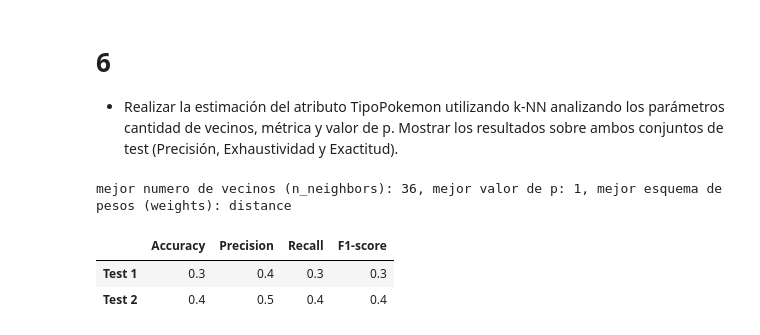
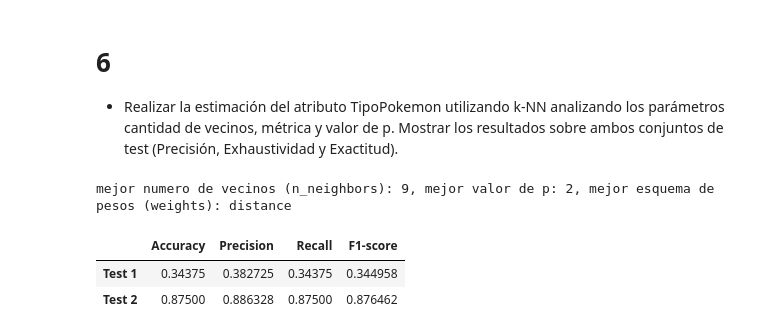
Before and after one commit to nacho-gonz/MdD-TUIA-2024, a Jupyter notebook: TP2/TP_Mineria_de_datos.ipynb, the cells around one changed output. Cells and saved outputs as stored; diff of their text form; code cells hidden in the pictures.

```diff
--- a/TP2/TP_Mineria_de_datos.ipynb
+++ b/TP2/TP_Mineria_de_datos.ipynb
@@ -265,0 +278,9 @@ x_train_pokemon.shape, x_test_pokemon1.shape, x_test_pokemon2.shape, y_train_pok
+# %%
+df_pokemon_sin_nombre = df_pokemon.drop(['Nombre'], axis=1)
+
+df_pokemon_x = df_pokemon_sin_nombre.drop(['TipoPokemon'],axis=1)
+df_pokemon_y = df_pokemon_sin_nombre['TipoPokemon']
+
+x_train_pokemon, x_test_pokemon, y_train_pokemon, y_test_pokemon = train_test_split(df_pokemon_x,df_pokemon_y, test_size=0.2, random_state=3425)
+x_train_pokemon2, x_test_pokemon2, y_train_pokemon2, y_test_pokemon2 = train_test_split(df_pokemon_x, df_pokemon_y, test_size=0.3, random_state=9678)
+x_train_pokemon.shape, y_train_pokemon.shape, x_test_pokemon.shape, y_test_pokemon.shape, x_train_pokemon2.shape, y_train_pokemon2.shape, x_test_pokemon2.shape, y_test_pokemon2.shape
@@ -319,9 +360,9 @@ plt.show()
 # %%
 decision_tree_pokemon_clas = DecisionTreeClassifier(random_state=5232)
 
-param_grid = {'max_depth': [1,2,3,4,5,6,7,8], 'min_samples_leaf': [1,2,3,4,5], 'min_samples_split': [1,2,3,4], 'min_weight_fraction_leaf': [0.1, 0.2, 0.3], 'criterion': ['gini', 'entropy'] }
+param_grid = {'max_depth': [4,5,6,7,8,9,10,11,12,13,14,15], 'min_samples_leaf': [1,2,3,4,5,6,7], 'min_samples_split': [2,3,4,5,6,7], 'min_weight_fraction_leaf': [0.0,0.1, 0.2], 'criterion': ['gini', 'entropy'] }
 
-grid_search = GridSearchCV(estimator=decision_tree_pokemon_clas, param_grid=param_grid, scoring='accuracy', cv=4, n_jobs=-1)
+grid_search = GridSearchCV(estimator=decision_tree_pokemon_clas, param_grid=param_grid, scoring=['accuracy','precision','recall'], n_jobs=-1,refit='recall')
 
 grid_search.fit(x_train_pokemon, y_train_pokemon)
 
@@ -333,5 +374,5 @@ Mejores hiperparámetros encontrados:
 # %%
-decision_tree_pokemon_clas = tree.DecisionTreeClassifier(max_depth=4, min_samples_leaf=1,min_samples_split=2, min_weight_fraction_leaf=0.1 ,criterion='gini', random_state=5232)
+decision_tree_pokemon_clas = tree.DecisionTreeClassifier(max_depth=4, min_samples_leaf=1,min_samples_split=2, min_weight_fraction_leaf=0.0 ,criterion='gini', random_state=5232)
 
 decision_tree_pokemon_clas.fit(x_train_pokemon, y_train_pokemon)
 # %% [output]
@@ -527,17 +606,17 @@ weights_values = ['uniform', 'distance']
 
 for p in p_values:
     for weight in weights_values:
-        for cantidad in range(25, 100, 1):
+        for cantidad in range(2, 70, 1):
             knn_model = KNeighborsClassifier(n_neighbors=cantidad, p=p, weights=weight)
             knn_model.fit(x_train_pokemon, y_train_pokemon)
 
-            knn_prediccion_test1 = knn_model.predict(x_test_pokemon1)
+            knn_prediccion_test1 = knn_model.predict(x_test_pokemon)
             knn_prediccion_test2 = knn_model.predict(x_test_pokemon2)
 
-            f1_knn_test1 = f1_score(y_test_pokemon1, knn_prediccion_test1, average='weighted')
+            f1_knn_test1 = f1_score(y_test_pokemon, knn_prediccion_test1, average='weighted')
             f1_knn_test2 = f1_score(y_test_pokemon2, knn_prediccion_test2, average='weighted')
 
-            recall_knn_test1 = recall_score(y_test_pokemon1, knn_prediccion_test1, average='weighted')
+            recall_knn_test1 = recall_score(y_test_pokemon, knn_prediccion_test1, average='weighted')
             recall_knn_test2 = recall_score(y_test_pokemon2, knn_prediccion_test2, average='weighted')
 
             avg_f1 = (f1_knn_test1 + f1_knn_test2) / 2
@@ -551,8 +630,8 @@ for p in p_values:
                 best_weights = weight
 
                 valores_resultados_pokemon_knn = {
-                    'Accuracy': [accuracy_score(y_test_pokemon1, knn_prediccion_test1), accuracy_score(y_test_pokemon2, knn_prediccion_test2)],
-                    'Precision': [precision_score(y_test_pokemon1, knn_prediccion_test1, average='weighted', zero_division=1),
+                    'Accuracy': [accuracy_score(y_test_pokemon, knn_prediccion_test1), accuracy_score(y_test_pokemon2, knn_prediccion_test2)],
+                    'Precision': [precision_score(y_test_pokemon, knn_prediccion_test1, average='weighted', zero_division=1),
                                   precision_score(y_test_pokemon2, knn_prediccion_test2, average='weighted', zero_division=1)],
                     'Recall': [recall_knn_test1, recall_knn_test2],
                     'F1-score': [f1_knn_test1, f1_knn_test2]}
@@ -561,31 +640,31 @@ for p in p_values:
 
 print(f"mejor numero de vecinos (n_neighbors): {best_n_neighbors}, mejor valor de p: {best_p}, mejor esquema de pesos (weights): {best_weights}")
 # %% [output]
-mejor numero de vecinos (n_neighbors): 36, mejor valor de p: 1, mejor esquema de pesos (weights): distance
+mejor numero de vecinos (n_neighbors): 9, mejor valor de p: 2, mejor esquema de pesos (weights): distance
 # %%
-knn_model = KNeighborsClassifier(n_neighbors=36,p=1,weights='distance')
+knn_model = KNeighborsClassifier(n_neighbors=9,p=2,weights='distance')
 
 knn_model.fit(x_train_pokemon, y_train_pokemon)
 
-knn_prediccion_test1 = knn_model.predict(x_test_pokemon1)
+knn_prediccion_test1 = knn_model.predict(x_test_pokemon)
 knn_prediccion_test2 = knn_model.predict(x_test_pokemon2)
 
-accuracy_knn_test1 = accuracy_score(y_test_pokemon1, knn_prediccion_test1)
+accuracy_knn_test1 = accuracy_score(y_test_pokemon, knn_prediccion_test1)
 accuracy_knn_test2 = accuracy_score(y_test_pokemon2, knn_prediccion_test2)
 
-precision_knn_test1 = precision_score(y_test_pokemon1, knn_prediccion_test1, average='weighted', zero_division=1)
+precision_knn_test1 = precision_score(y_test_pokemon, knn_prediccion_test1, average='weighted', zero_division=1)
 precision_knn_test2 = precision_score(y_test_pokemon2, knn_prediccion_test2, average='weighted', zero_division=1)
 
-recall_knn_test1 = recall_score(y_test_pokemon1, knn_prediccion_test1, average='weighted')
+recall_knn_test1 = recall_score(y_test_pokemon, knn_prediccion_test1, average='weighted')
 recall_knn_test2 = recall_score(y_test_pokemon2, knn_prediccion_test2, average='weighted')
 
-f1_knn_test1 = f1_score(y_test_pokemon1, knn_prediccion_test1, average='weighted')
+f1_knn_test1 = f1_score(y_test_pokemon, knn_prediccion_test1, average='weighted')
 f1_knn_test2 = f1_score(y_test_pokemon2, knn_prediccion_test2, average='weighted')
 
 valores_resultados_pokemon_knn = {'Accuracy': [accuracy_knn_test1,accuracy_knn_test2], 'Precision': [precision_knn_test1,precision_knn_test2], 'Recall': [recall_knn_test1,recall_knn_test2], 'F1-score': [f1_knn_test1,f1_knn_test2]}
 df_resultados_knn = pd.DataFrame(valores_resultados_pokemon_knn, index=['Test 1', 'Test 2'])
 df_resultados_knn
 # %% [output]
 |  | Accuracy | Precision | Recall | F1-score |
-| Test 1 | 0.3 | 0.4 | 0.3 | 0.3 |
-| Test 2 | 0.4 | 0.5 | 0.4 | 0.4 |
+| Test 1 | 0.34375 | 0.382725 | 0.34375 | 0.344958 |
+| Test 2 | 0.87500 | 0.886328 | 0.87500 | 0.876462 |
```
Also changed, not shown: parts of 30 cells of this notebook.
